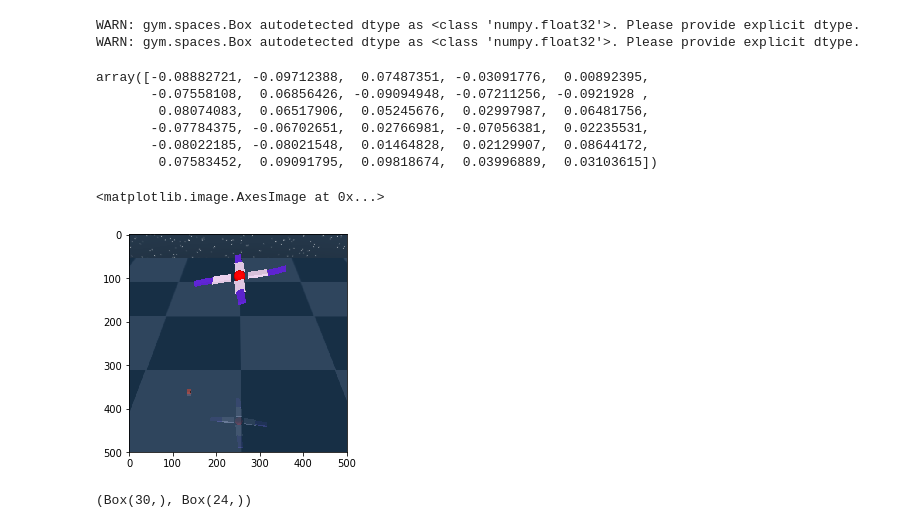
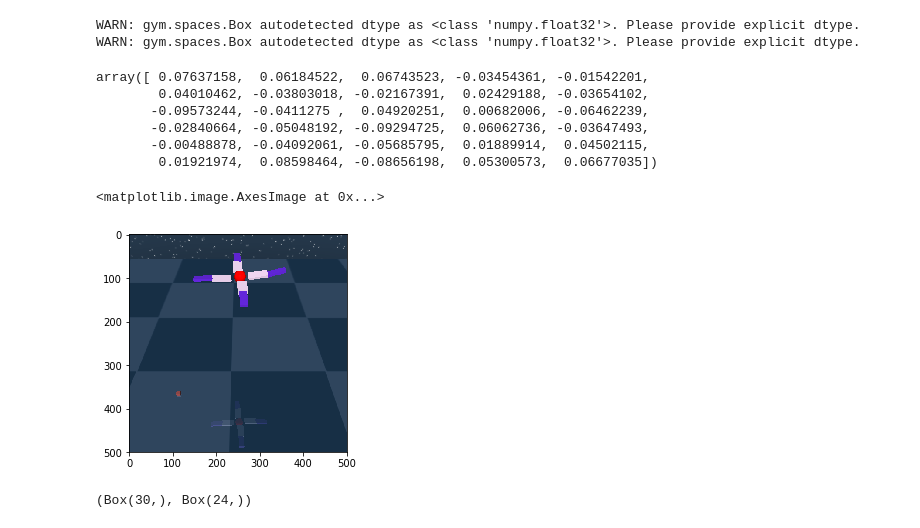
Before and after one commit to heximhotep/pictogram_agents, a Jupyter notebook: baselines/baselines/ppo2/Inference.ipynb, the cells around one changed output. Saved outputs shown, nothing was run; the diff lists cells and outputs as text; code cells hidden in the pictures.

```diff
--- a/baselines/baselines/ppo2/Inference.ipynb
+++ b/baselines/baselines/ppo2/Inference.ipynb
@@ -9,22 +24,18 @@ import starfish
 # %%
-env = gym.make('Starfish-SwimX-v0')
+swimx_env = gym.make('Starfish-SwimX-v0')
+swimx_env.reset()
 # %% [output]
 WARN: gym.spaces.Box autodetected dtype as <class 'numpy.float32'>. Please provide explicit dtype.
 WARN: gym.spaces.Box autodetected dtype as <class 'numpy.float32'>. Please provide explicit dtype.
+array([ 0.07637158,  0.06184522,  0.06743523, -0.03454361, -0.01542201,
+        0.04010462, -0.03803018, -0.02167391,  0.02429188, -0.03654102,
+       -0.09573244, -0.0411275 ,  0.04920251,  0.00682006, -0.06462239,
+       -0.02840664, -0.05048192, -0.09294725,  0.06062736, -0.03647493,
+       -0.00488878, -0.04092061, -0.05685795,  0.01889914,  0.04502115,
+        0.01921974,  0.08598464, -0.08656198,  0.05300573,  0.06677035])
-# %%
-env.reset()
-# %% [output]
-array([-0.08882721, -0.09712388,  0.07487351, -0.03091776,  0.00892395,
-       -0.07558108,  0.06856426, -0.09094948, -0.07211256, -0.0921928 ,
-        0.08074083,  0.06517906,  0.05245676,  0.02997987,  0.06481756,
-       -0.07784375, -0.06702651,  0.02766981, -0.07056381,  0.02235531,
-       -0.08022185, -0.08021548,  0.01464828,  0.02129907,  0.08644172,
-        0.07583452,  0.09091795,  0.09818674,  0.03996889,  0.03103615])
 # %%
-from matplotlib import pyplot as plt
-%matplotlib inline
-plt.imshow(env.sim.render(500, 500, camera_name='tracking_top', depth=False)[::-1, :, :])
+plt.imshow(swimx_env.sim.render(500, 500, camera_name='tracking_top', depth=False)[::-1, :, :])
 # %% [output]
 <matplotlib.image.AxesImage at 0x...>
-[figure, old version]
+[figure, new version]
 # %%
```
Also changed, not shown: parts of 13 cells of this notebook, 18 other files.
